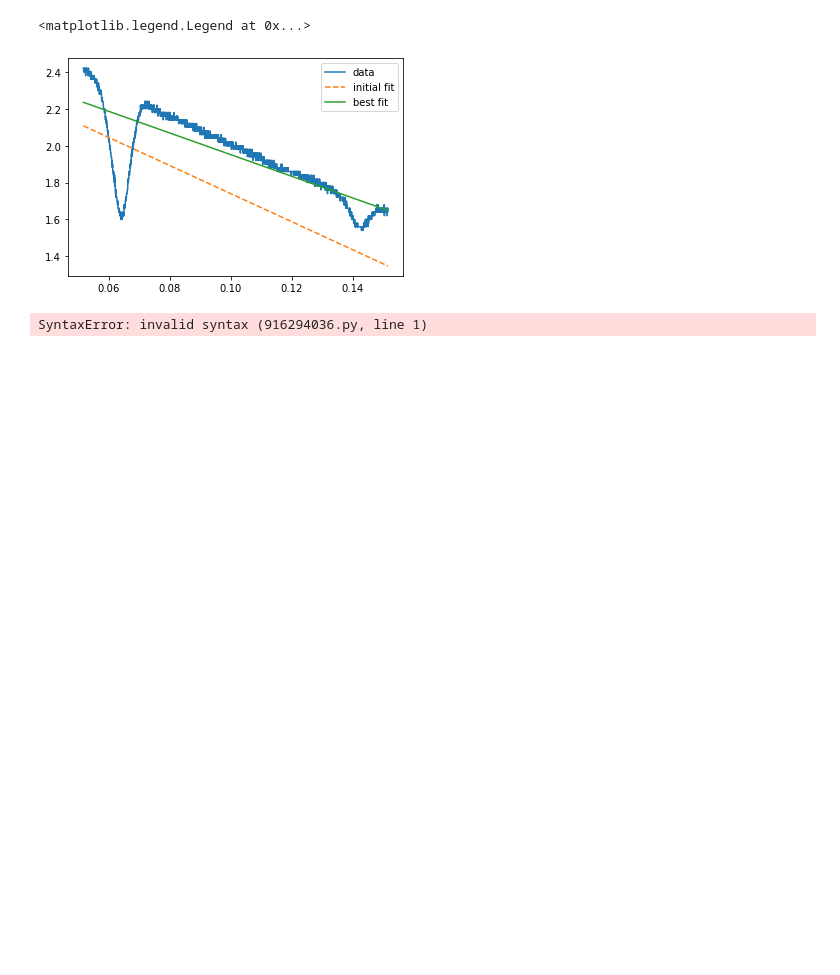
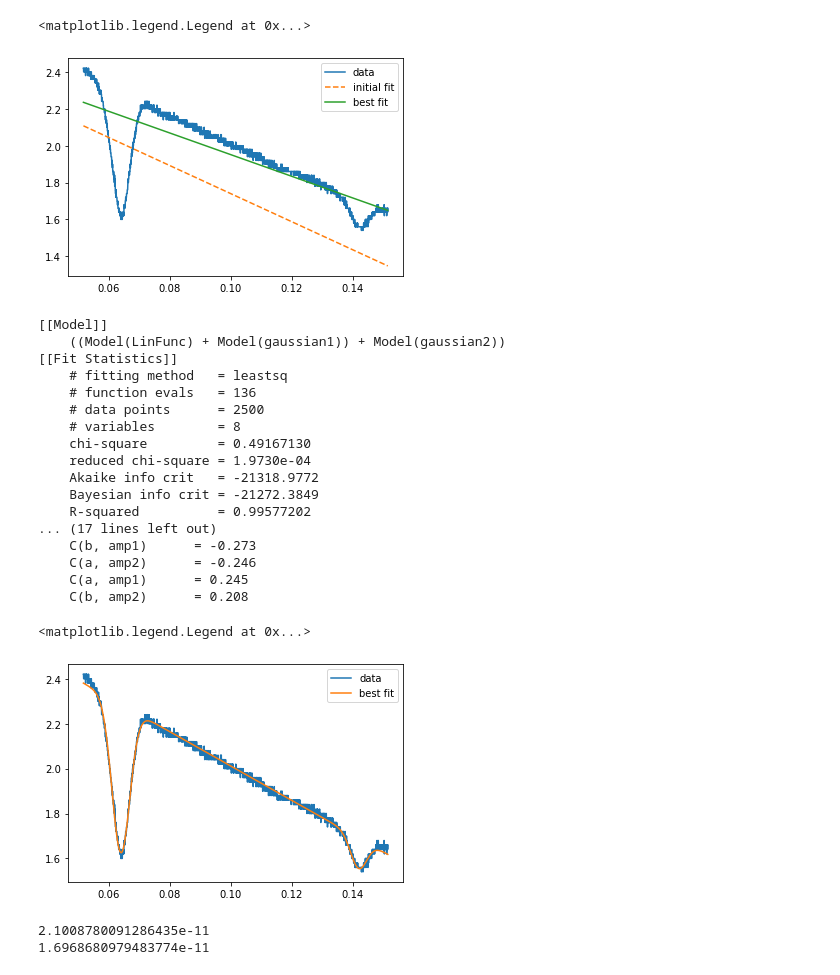
Before and after one commit to Rikkertttt/Rubidium-Spectroscopy, a Jupyter notebook: Fitting.ipynb, the cells around one changed output. Saved outputs shown, nothing was run; the diff lists cells and outputs as text; code cells hidden in the pictures; blank space fills up the shorter version.

```diff
--- a/Fitting.ipynb
+++ b/Fitting.ipynb
@@ -37,11 +38,12 @@ def LinFunc(x, a, b):
     y = a*x+b
     return y
 
-def gaussian1(x, amp1, cen1, wid1):
-    return amp1 * np.exp(-(x-cen1)**2 / wid1)
+def gaussian1(x, amp1, cen1, sigma1):
+    return amp1 * np.exp(-(x-cen1)**2 / (2*sigma1**2))
 
-def gaussian2(x, amp2, cen2, wid2):
-    return amp2 * np.exp(-(x-cen2)**2 / wid2)
+def gaussian2(x, amp2, cen2, sigma2):
+    return amp2 * np.exp(-(x-cen2)**2 / (2*sigma2**2))
+
 
 Lin_model = Model(LinFunc)
 gauss_model_1 = Model(gaussian1)
@@ -90,8 +92,53 @@ plt.legend()
     C(a, b) = -0.962
 <matplotlib.legend.Legend at 0x...>
 [figure]
-# %%
-params = tot_model.make_params(a=a, b=b, )
-result = tot_model.fit(y=df[10], x=df[9])
-# %% [output]
-SyntaxError: invalid syntax (916294036.py, line 1)
+# %%
+# params = tot_model.make_params(a=a, b=b, amp1=-1, cen1=0.062, wid1=0.005, amp2=-0.3, cen2=0.14, wid2=0.005)
+result = tot_model.fit(df[10], x=df[9], a=a, b=b, amp1=-0.6, cen1=0.062, sigma1=1.8227e-05, amp2=-0.2, cen2=0.14, sigma2=1.8227e-05)
+
+
+
+print(result.fit_report())
+
+plt.plot(df[9], df[10], label='data')
+#plt.plot(df[9], result.init_fit, '--', label='initial fit')
+plt.plot(df[9], result.best_fit, '-', label='best fit')
+plt.legend()
+# %% [output]
+[[Model]]
+    ((Model(LinFunc) + Model(gaussian1)) + Model(gaussian2))
+[[Fit Statistics]]
+    # fitting method   = leastsq
+    # function evals   = 136
+    # data points      = 2500
+    # variables        = 8
+    chi-square         = 0.49167130
+    reduced chi-square = 1.9730e-04
+    Akaike info crit   = -21318.9772
+    Bayesian info crit = -21272.3849
+    R-squared          = 0.99577202
+... (17 lines left out)
+    C(b, amp1)      = -0.273
+    C(a, amp2)      = -0.246
+    C(a, amp1)      = 0.245
+    C(b, amp2)      = 0.208
+<matplotlib.legend.Legend at 0x...>
+[figure, added]
+# %%
+# proof of concept
+
+k = 1.38e-23 # bolzmann constant
+m = 86.909184 * 1.66053907e-27 # mass of rubidium
+c = 3e5 # speed of light
+f_0 = 384e12 # rest freq
+sigma1=result.params.get("sigma1").value
+sigma2=result.params.get("sigma2").value
+
+T1 = (sigma1**2*m*c**2)/(k*f_0)
+T2 = (sigma2**2*m*c**2)/(k*f_0)
+
+print(T1)
+print(T2)
+# %% [output]
+2.1008780091286435e-11
+1.6968680979483774e-11
```
Also changed, not shown: parts of 2 cells of this notebook.
